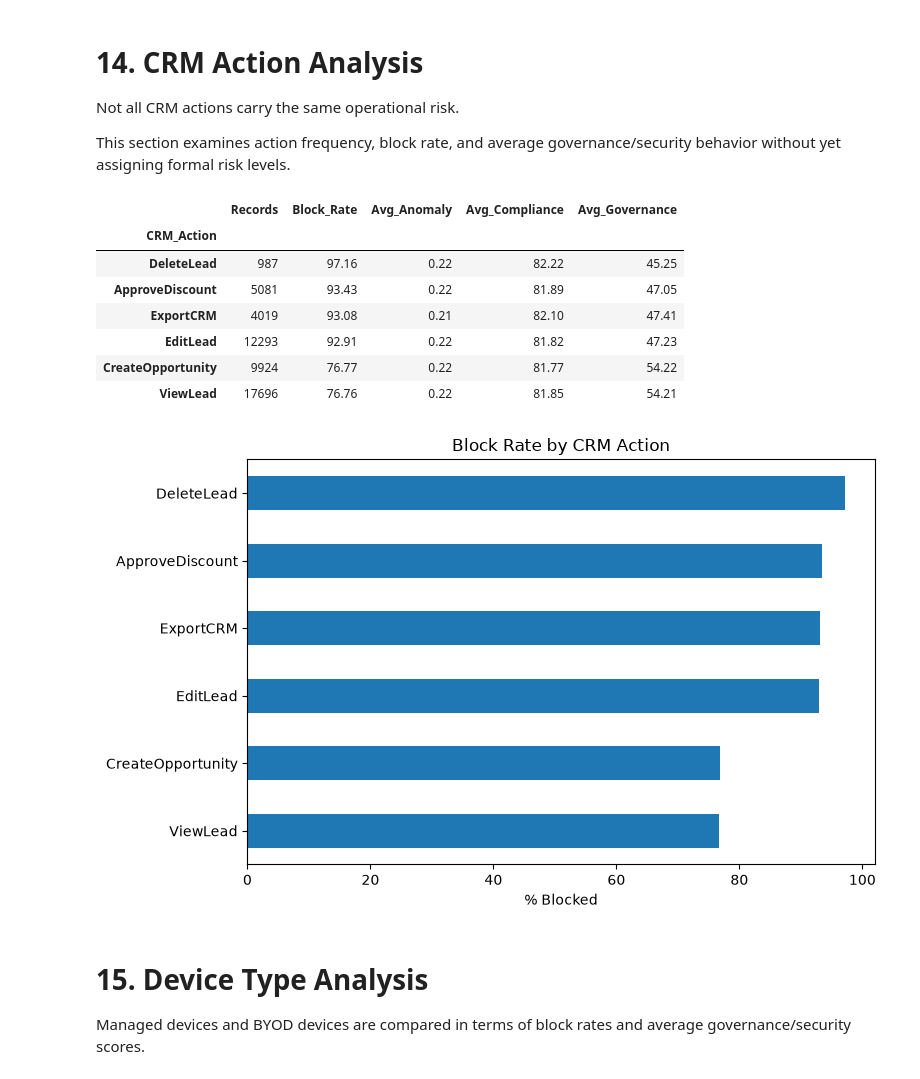
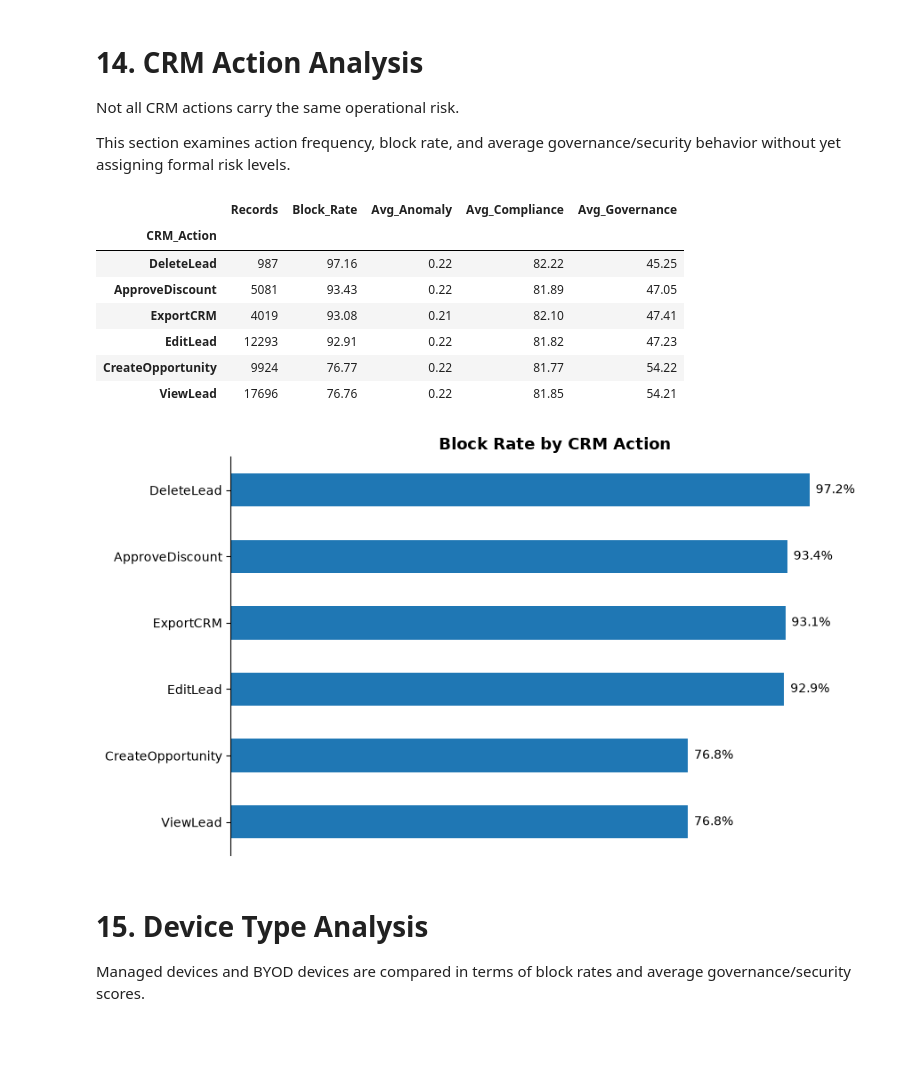
Before and after one commit to leaop/Projects, a Jupyter notebook: CRM/CRM_Governance.ipynb, the cells around one changed output. Saved outputs shown, nothing was run; the diff lists cells and outputs as text; code cells hidden in the pictures; blank space fills up the shorter version.

```diff
--- a/CRM/CRM_Governance.ipynb
+++ b/CRM/CRM_Governance.ipynb
@@ -750,24 +798,66 @@ Not all CRM actions carry the same operational risk.
 This section examines action frequency, block rate, and average governance/security behavior without yet assigning formal risk levels.
 # %%
 action_profile = risk_group_summary(df_eda, "CRM_Action")
+
 display(action_profile)
 
-ax = action_profile["Block_Rate"].sort_values().plot(kind="barh", figsize=(8, 5))
-ax.set_title("Block Rate by CRM Action")
-ax.set_xlabel("% Blocked")
+# Ordena pela taxa de bloqueio
+block_rate = action_profile["Block_Rate"].sort_values()
+
+ax = block_rate.plot(
+    kind="barh",
+    figsize=(9, 5)
+)
+
+ax.set_title(
+    "Block Rate by CRM Action",
+    fontsize=13,
+    fontweight="bold"
+)
+
+# Remove os títulos dos eixos
+ax.set_xlabel("")
 ax.set_ylabel("")
+
+# Remove números e marcas do eixo X
+ax.tick_params(
+    axis="x",
+    which="both",
+    bottom=False,
+    labelbottom=False
+)
+
+# Adiciona rótulos de dados
+for bar, value in zip(ax.patches, block_rate.values):
+
+    ax.text(
+        bar.get_width() + 1,
+        bar.get_y() + bar.get_height() / 2,
+        f"{value:.1f}%",
+        va="center",
+        fontsize=10
+    )
+
+# Espaço para os rótulos
+ax.set_xlim(0, max(block_rate.max() * 1.12, 100))
+
+# Limpeza visual
+ax.spines["top"].set_visible(False)
+ax.spines["right"].set_visible(False)
+ax.spines["bottom"].set_visible(False)
+
 plt.tight_layout()
 plt.show()
 # %% [output]
 |  | Records | Block_Rate | Avg_Anomaly | Avg_Compliance | Avg_Governance |
 | CRM_Action |  |  |  |  |  |
 | DeleteLead | 987 | 97.16 | 0.22 | 82.22 | 45.25 |
 | ApproveDiscount | 5081 | 93.43 | 0.22 | 81.89 | 47.05 |
 | ExportCRM | 4019 | 93.08 | 0.21 | 82.10 | 47.41 |
 | EditLead | 12293 | 92.91 | 0.22 | 81.82 | 47.23 |
 | CreateOpportunity | 9924 | 76.77 | 0.22 | 81.77 | 54.22 |
 | ViewLead | 17696 | 76.76 | 0.22 | 81.85 | 54.21 |
-[figure, old version]
+[figure, new version]
 # %% [markdown]
 # 15. Device Type Analysis
 
```
Also changed, not shown: parts of 4 cells of this notebook, 2 other files.
